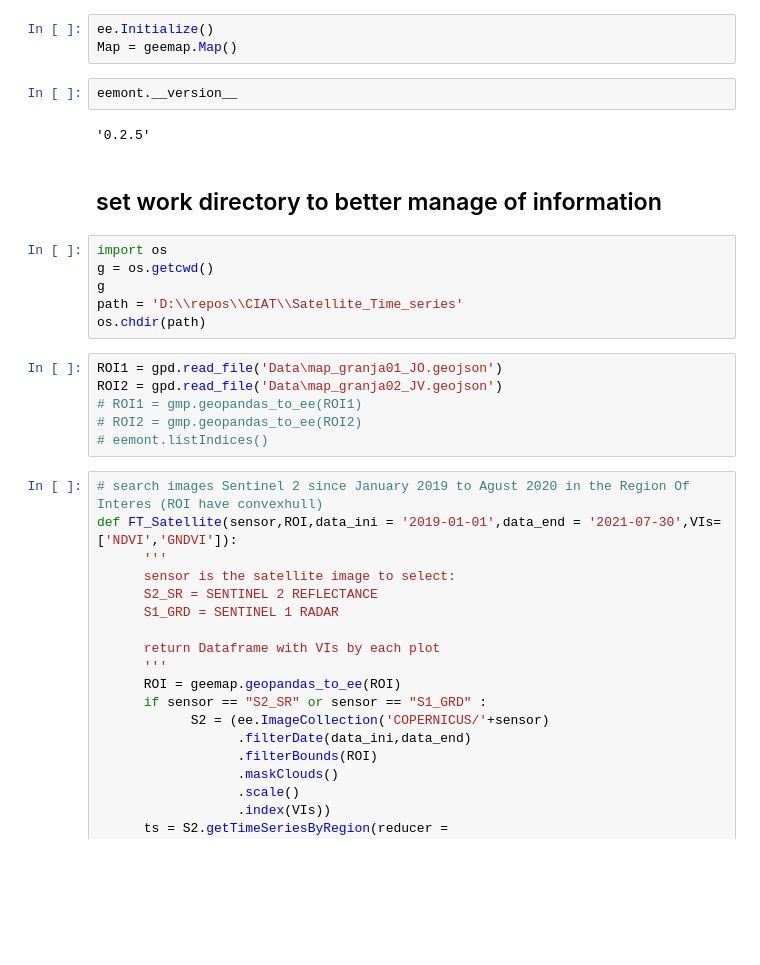
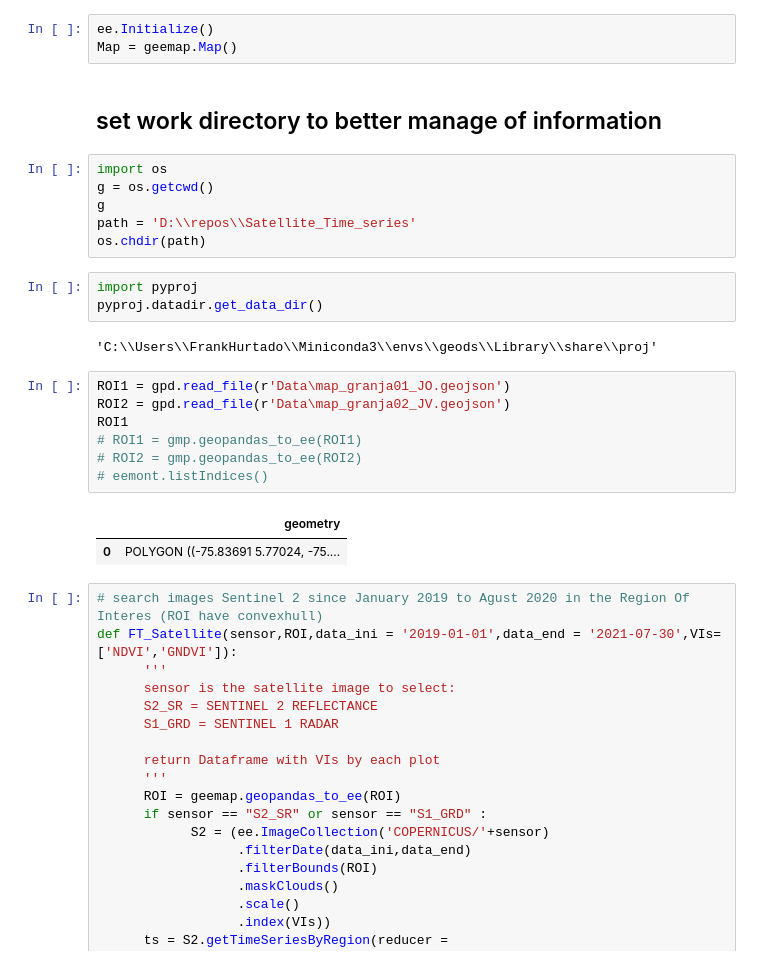
Before and after one commit to frandak2/Satellite_Time_series, a Jupyter notebook: Notebook/02-Feature Extraction.ipynb, the cells around one changed output. Cells and saved outputs as stored; diff of their text form; blank space fills up the shorter version.

```diff
--- a/Notebook/02-Feature Extraction.ipynb
+++ b/Notebook/02-Feature Extraction.ipynb
@@ -23,24 +15,29 @@ from matplotlib import pyplot as plt
 # %%
 ee.Initialize()
 Map = geemap.Map()
-# %%
-eemont.__version__
-# %% [output]
-'0.2.5'
 # %% [markdown]
 ## set work directory to better manage of information
 # %%
 import os
 g = os.getcwd()
 g
-path = 'D:\\repos\\CIAT\\Satellite_Time_series'
+path = 'D:\\repos\\Satellite_Time_series'
 os.chdir(path)
+# %%
+import pyproj
+pyproj.datadir.get_data_dir()
+# %% [output]
+'C:\\Users\\FrankHurtado\\Miniconda3\\envs\\geods\\Library\\share\\proj'
 # %%
-ROI1 = gpd.read_file('Data\map_granja01_JO.geojson')
-ROI2 = gpd.read_file('Data\map_granja02_JV.geojson')
+ROI1 = gpd.read_file(r'Data\map_granja01_JO.geojson')
+ROI2 = gpd.read_file(r'Data\map_granja02_JV.geojson')
+ROI1
 # ROI1 = gmp.geopandas_to_ee(ROI1)
 # ROI2 = gmp.geopandas_to_ee(ROI2)
 # eemont.listIndices()
+# %% [output]
+|  | geometry |
+| 0 | POLYGON ((-75.83691 5.77024, -75.... |
 # %%
 # search images Sentinel 2 since January 2019 to Agust 2020 in the Region Of Interes (ROI have convexhull)
 def FT_Satellite(sensor,ROI,data_ini = '2019-01-01',data_end = '2021-07-30',VIs=['NDVI','GNDVI']):
```
Also changed, not shown: parts of 9 cells of this notebook, 2 other files.
